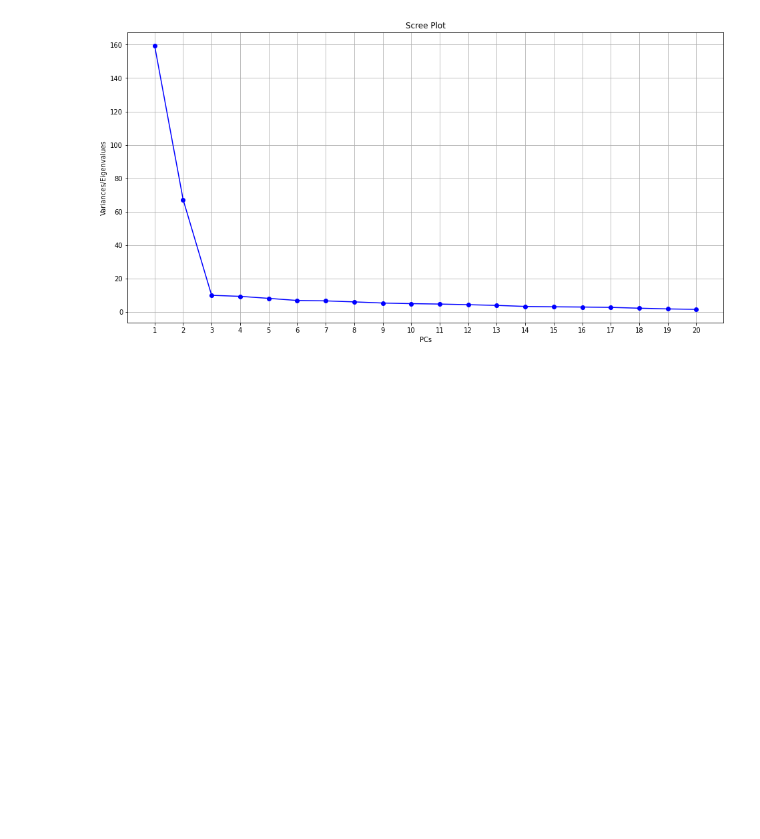
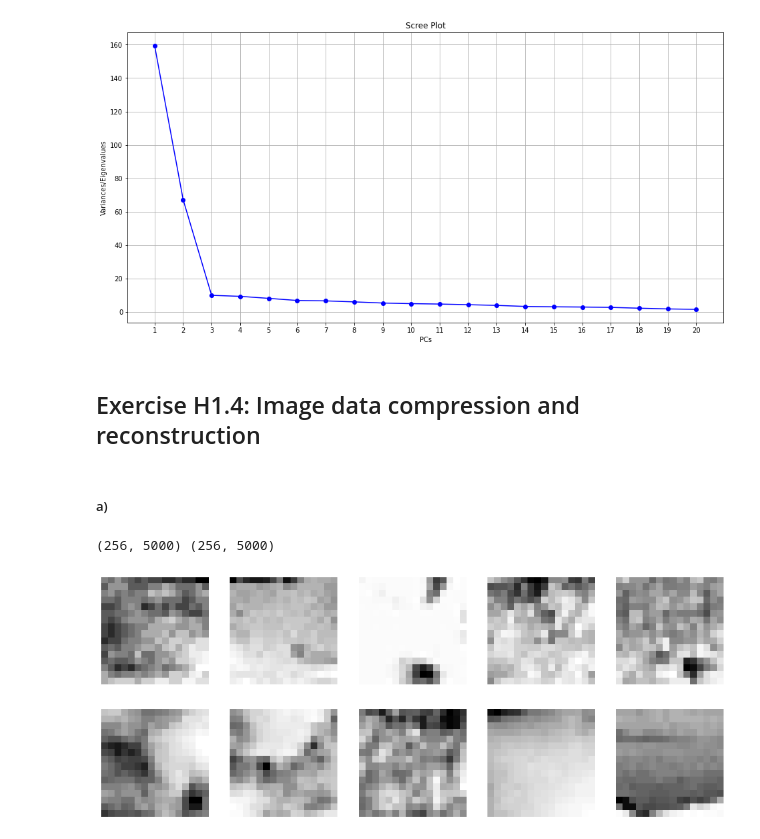
Before and after one commit to iyhabz/MI_2, a Jupyter notebook: Ue_1/sheet01_solved.ipynb, the cells around one changed output. Drawn from its saved outputs; the diff is of its cells as text; code cells hidden in the pictures; blank space fills up the shorter version.

```diff
--- a/Ue_1/sheet01_solved.ipynb
+++ b/Ue_1/sheet01_solved.ipynb
@@ -235,3 +235,5 @@ plt.grid()
 plt.show()
 # %% [output]
 [figure]
+# %% [markdown]
+## Exercise H1.4: Image data compression and reconstruction
@@ -237,0 +243,39 @@ plt.show()
+# %% [markdown]
+##### a)
+# %%
+patches_n = np.zeros((5000, 256))
+patches_b = np.zeros((5000, 256))
+
+for i in range(1,11):
+    img_n = plt.imread(f"imgpca/n{i}.jpg")
+    img_b = plt.imread(f"imgpca/b{i}.jpg")
+
+    for j in range(500):
+        # picks random points (x,y) inside the grid of the image, up to the border - 16
+        x_n = np.random.randint(img_n.shape[0] - 16)
+        y_n = np.random.randint(img_n.shape[1] - 16)
+        x_b = np.random.randint(img_b.shape[0] - 16) # we pick different random points for n and b
+        y_b = np.random.randint(img_b.shape[1] - 16)
+        # patch with the square of 16x16 with initial vertex at (x,y)
+        patch_n = img_n[x_n:x_n + 16, y_n:y_n + 16].flatten() # flatten to convert into vector
+        patch_b = img_b[x_b:x_b + 16, y_b:y_b + 16].flatten()
+
+        patches_n[i+j-1] = patch_n
+        patches_b[i+j-1] = patch_b
+
+patches_n = np.array(patches_n).T
+patches_b = np.array(patches_b).T
+
+print(patches_n.shape, patches_b.shape)
+# %% [output]
+(256, 5000) (256, 5000)
+# %%
+# Shows some nature patches.
+fig, axes = plt.subplots(2, 5, figsize=(15, 6))
+for ax in axes.flatten():
+    rand_img = np.random.randint(len(n_patches))
+    plt.sca(ax)
+    plt.imshow(patches_n[:, rand_img].reshape(16, 16), cmap='Greys', interpolation=None)
+    plt.axis('off')
+# %% [output]
+[figure, added]
```
Also changed, not shown: parts of 3 cells of this notebook, 53 other files.
